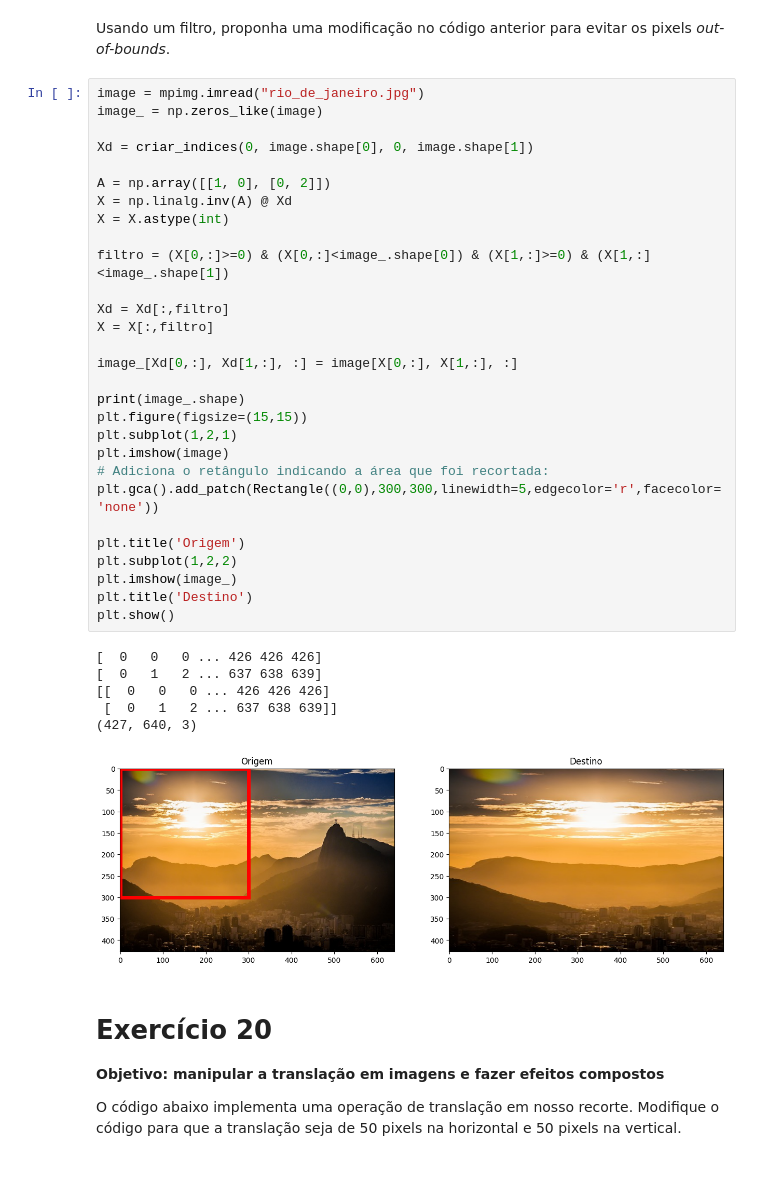
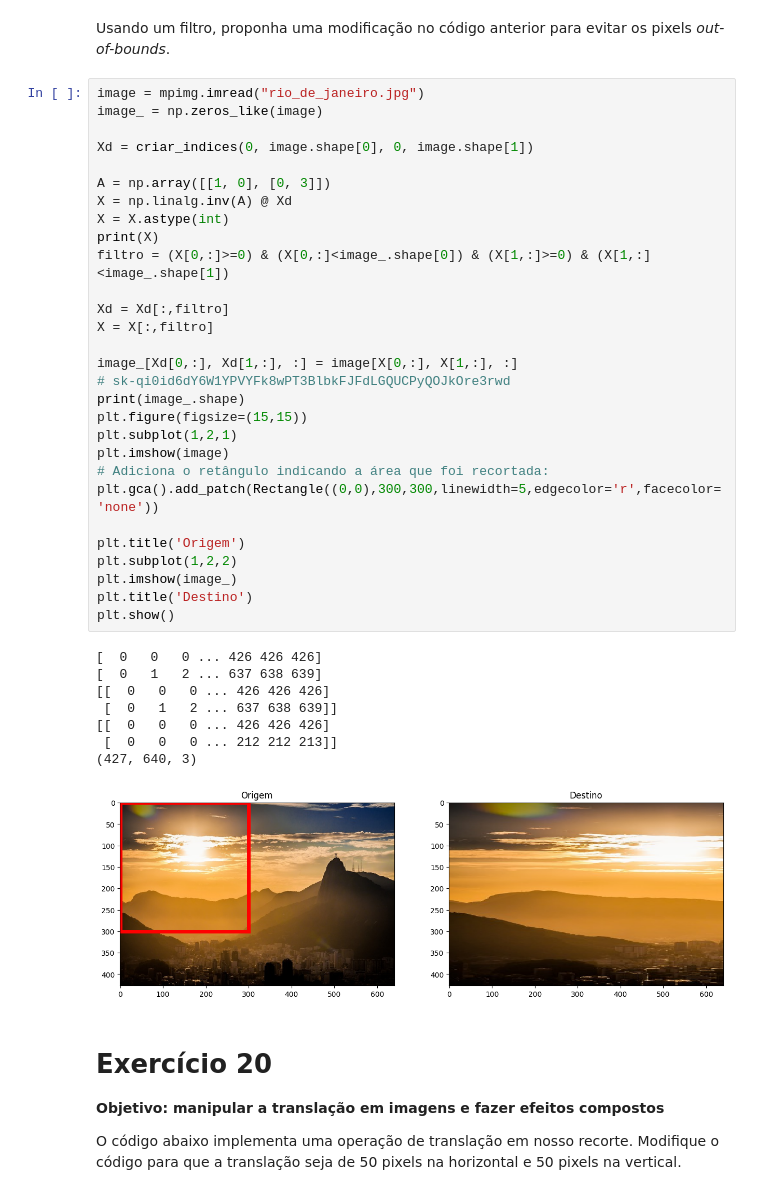
Before and after one commit to tiagoft/alglin-alunos, a Jupyter notebook: 03-geometria_analitica.ipynb, the cells around one changed output. Drawn from its saved outputs; the diff is of its cells as text.

```diff
--- a/03-geometria_analitica.ipynb
+++ b/03-geometria_analitica.ipynb
@@ -856,37 +860,39 @@ image = mpimg.imread("rio_de_janeiro.jpg")
 image_ = np.zeros_like(image)
 
 Xd = criar_indices(0, image.shape[0], 0, image.shape[1])
 
-A = np.array([[1, 0], [0, 2]])
+A = np.array([[1, 0], [0, 3]])
 X = np.linalg.inv(A) @ Xd
 X = X.astype(int)
-
+print(X)
 filtro = (X[0,:]>=0) & (X[0,:]<image_.shape[0]) & (X[1,:]>=0) & (X[1,:]<image_.shape[1])
 
 Xd = Xd[:,filtro]
 X = X[:,filtro]
 
 image_[Xd[0,:], Xd[1,:], :] = image[X[0,:], X[1,:], :]
-
+# 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
 print(image_.shape)
 plt.figure(figsize=(15,15))
 plt.subplot(1,2,1)
 plt.imshow(image)
 # Adiciona o retângulo indicando a área que foi recortada:
 plt.gca().add_patch(Rectangle((0,0),300,300,linewidth=5,edgecolor='r',facecolor='none'))
 
 plt.title('Origem')
 plt.subplot(1,2,2)
 plt.imshow(image_)
 plt.title('Destino')
 plt.show()
 # %% [output]
 [  0   0   0 ... 426 426 426]
 [  0   1   2 ... 637 638 639]
 [[  0   0   0 ... 426 426 426]
  [  0   1   2 ... 637 638 639]]
+[[  0   0   0 ... 426 426 426]
+ [  0   0   0 ... 212 212 213]]
 (427, 640, 3)
-[figure, old version]
+[figure, new version]
 # %% [markdown]
 # Exercício 20
 **Objetivo: manipular a translação em imagens e fazer efeitos compostos**
```
Also changed, not shown: parts of 11 cells of this notebook, 1 other file.
